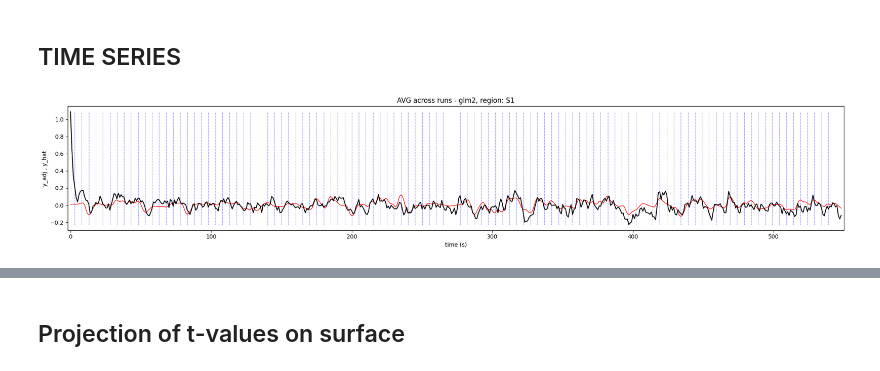
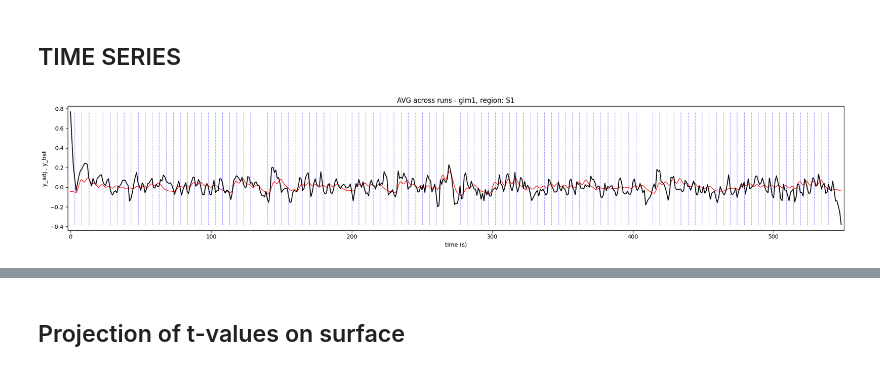
Before and after one commit to alighavam/EFC_patternfMRI, a Jupyter notebook: efcp_mri.ipynb, the cells around one changed output, grey strips where cells are left out. Cells and saved outputs as stored; diff of their text form; code cells hidden in the pictures.

```diff
--- a/efcp_mri.ipynb
+++ b/efcp_mri.ipynb
@@ -43,13 +43,13 @@ spm.get_info_from_spm_mat()
 ## TIME SERIES
 # %%
 sn = 101
-glm = 2
-ses = 1
+glm = 1
+ses = 2
 region = 1
 
 # for cutting time series:
-pre_idx = 2
-post_idx = 5
+pre_idx = 6
+post_idx = 16
 TR = 1
 
 roi_names = ['', 'S1', 'M1', 'PMd', 'PMv', 'SMA', 'V1', 'SPLa', 'SPLp']
@@ -130,31 +130,31 @@ events = pd.read_table(os.path.join(baseDir, behavDir, f's{sn}', f'ses-{ses:02d}
 # T = events.copy()
 # T['y_adj'] = np.nan
 # T['y_hat'] = np.nan
 T = pd.DataFrame()
 
 blocks = np.unique(events['BN'])
 for r in range(np.shape(y_adj)[1]):
     for i, BN in enumerate(blocks):
         tmp = pd.DataFrame()
         y_adj_reg = y_adj[SPM['Sess'][i]['row']-1, r]
         y_hat_reg = y_hat[SPM['Sess'][i]['row']-1, r]
         onsets = events[events['BN']==BN]['Onset']
         y_adj_cut = extract_snippets(y_adj_reg, pre_idx, post_idx, onsets)
         y_hat_cut = extract_snippets(y_hat_reg, pre_idx, post_idx, onsets)
 
         tmp = pd.concat([tmp, events[events['BN']==BN]], axis=1).reset_index(drop=True)
         tmp['region'] = r
 
         col_names = [f"y_adj{i}" for i in range(y_adj_cut.shape[1])]
         df_y_adj = pd.DataFrame(y_adj_cut, columns=col_names)
         tmp = pd.concat([tmp, df_y_adj], axis=1).reset_index(drop=True)
 
         col_names = [f"y_hat{i}" for i in range(y_hat_cut.shape[1])]
         df_y_hat = pd.DataFrame(y_hat_cut, columns=col_names)
         tmp = pd.concat([tmp, df_y_hat], axis=1).reset_index(drop=True)
 
         T = pd.concat([T, tmp], axis=0).reset_index(drop=True)
 
 T.to_csv(os.path.join(baseDir, regDir, f's{sn}', f'ses-{ses:02d}', f'time_series_cut_glm{glm}.csv'), index=False)
 # %% [output]
-[figure, old version]
+[figure, new version]
```
Also changed, not shown: parts of 5 cells of this notebook.
